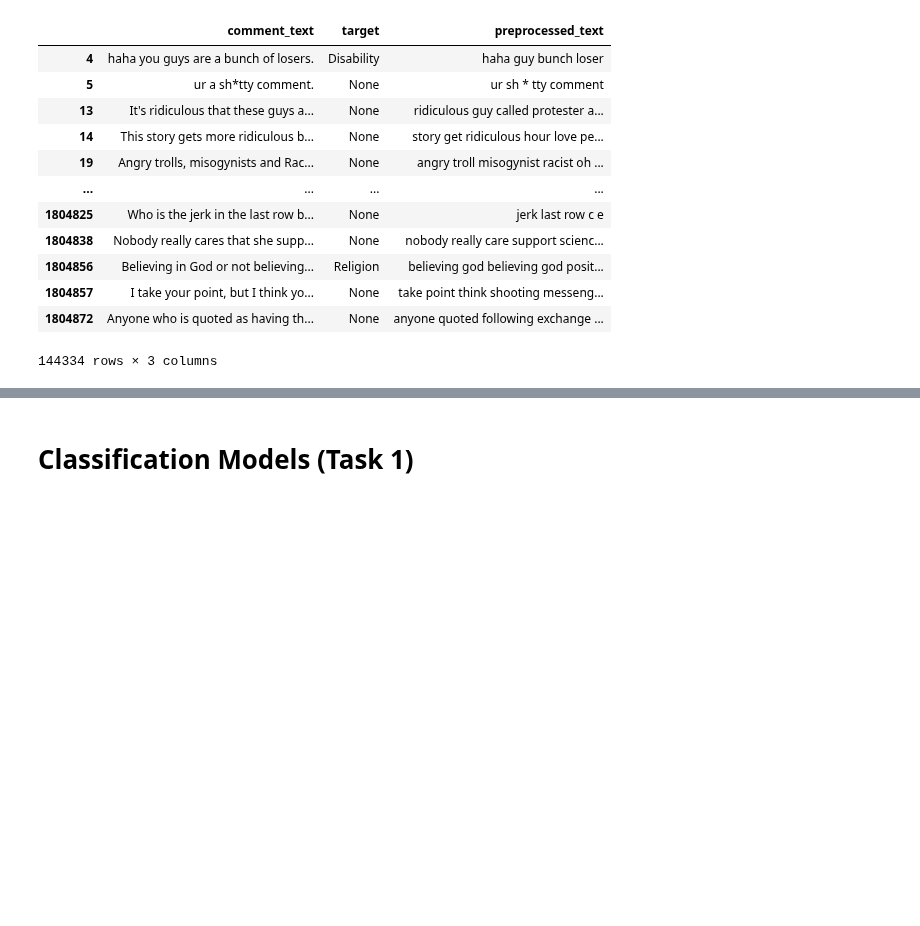
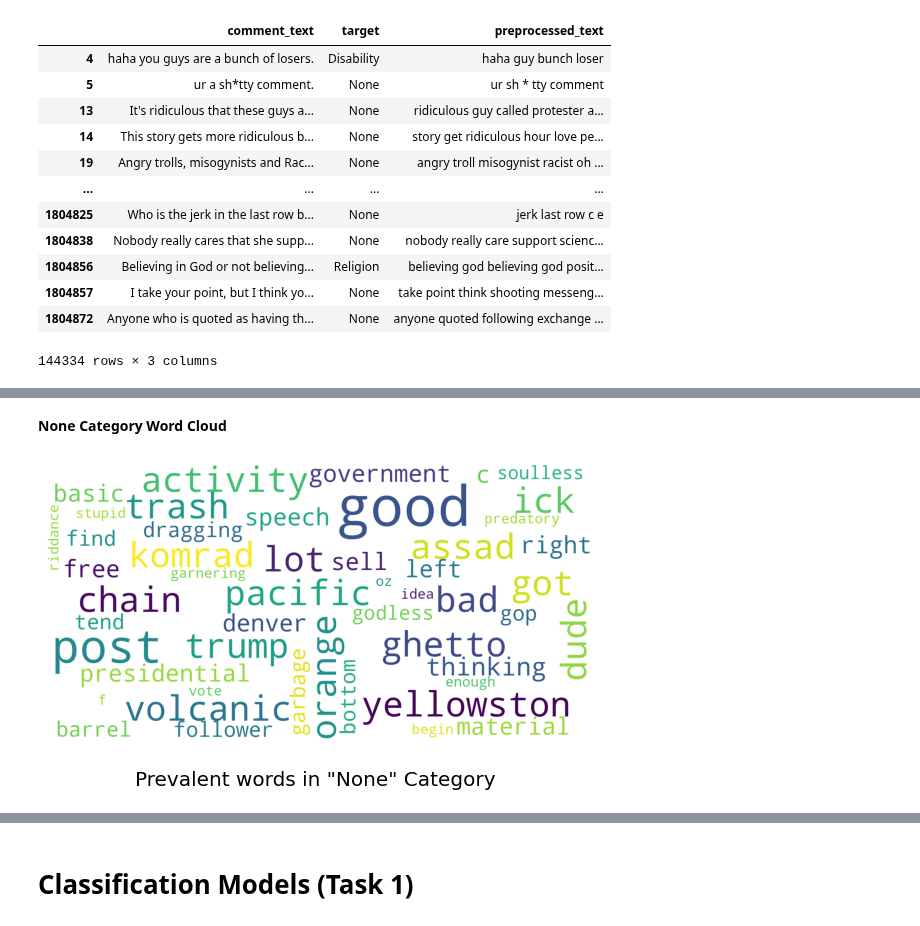
Before and after one commit to dvh549/Text_Mining, a Jupyter notebook: Toxic Comments Revamped.ipynb, the cells around one changed output, grey strips where cells are left out. Cells and saved outputs as stored; diff of their text form; code cells hidden in the pictures; blank space fills up the shorter version.

```diff
--- a/Toxic Comments Revamped.ipynb
+++ b/Toxic Comments Revamped.ipynb
@@ -96,0 +134,6 @@ toxic_only_train_shortlisted
+# %% [markdown]
+**None Category Word Cloud**
+# %%
+show_wordcloud(toxic_only_train_shortlisted[toxic_only_train_shortlisted["target"] == "None"]["preprocessed_text"].sample(20000, random_state = 42), title = 'Prevalent words in "None" Category')
+# %% [output]
+[figure, added]
```
Also changed, not shown: parts of 14 cells of this notebook.
